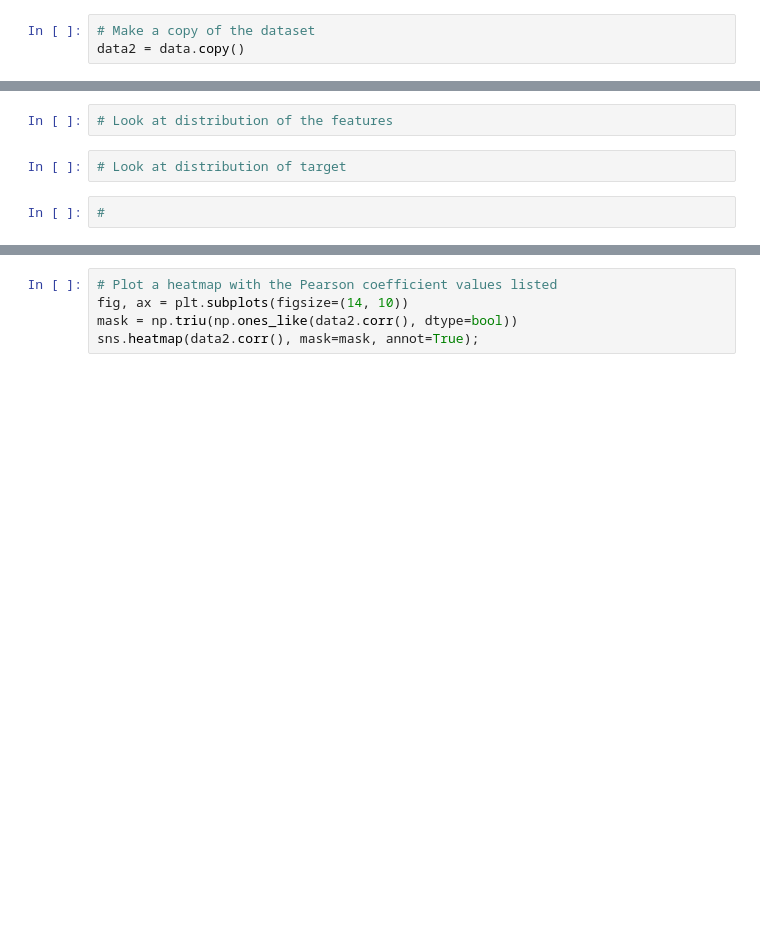
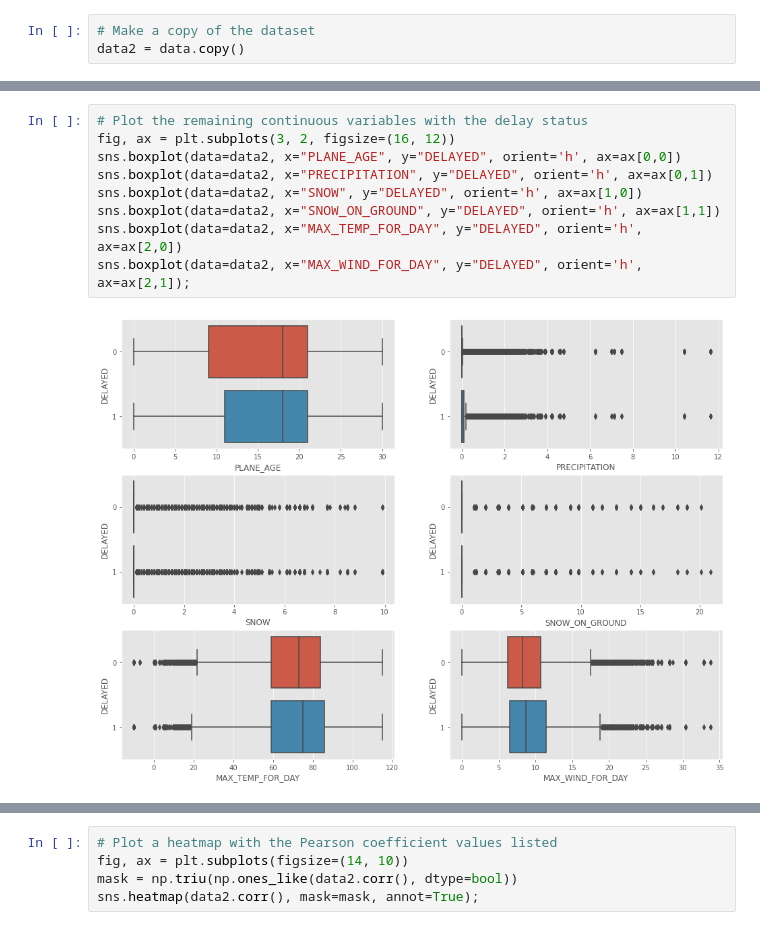
Before and after one commit to rookiescientist-andre/Whats-My-Flight-Status, a Jupyter notebook: flight_status_model.ipynb, the cells around one changed output, grey strips where cells are left out. Cells and saved outputs as stored; diff of their text form; blank space fills up the shorter version.

```diff
--- a/flight_status_model.ipynb
+++ b/flight_status_model.ipynb
@@ -333,9 +450,14 @@ data2.head()
 | 23 | 1 | 7 | 4 | 7 | 46218 | 3 | ... |
 | 24 | 1 | 7 | 5 | 3 | 46218 | 19 | ... |
 | 25 | 1 | 7 | 1 | 7 | 46218 | 4 | ... |
-# %%
-# Look at distribution of the features
-# %%
-# Look at distribution of target
-# %%
-#
+# %%
+# Plot the remaining continuous variables with the delay status
+fig, ax = plt.subplots(3, 2, figsize=(16, 12))
+sns.boxplot(data=data2, x="PLANE_AGE", y="DELAYED", orient='h', ax=ax[0,0])
+sns.boxplot(data=data2, x="PRECIPITATION", y="DELAYED", orient='h', ax=ax[0,1])
+sns.boxplot(data=data2, x="SNOW", y="DELAYED", orient='h', ax=ax[1,0])
+sns.boxplot(data=data2, x="SNOW_ON_GROUND", y="DELAYED", orient='h', ax=ax[1,1])
+sns.boxplot(data=data2, x="MAX_TEMP_FOR_DAY", y="DELAYED", orient='h', ax=ax[2,0])
+sns.boxplot(data=data2, x="MAX_WIND_FOR_DAY", y="DELAYED", orient='h', ax=ax[2,1]);
+# %% [output]
+[figure, added]
```
Also changed, not shown: parts of 26 cells of this notebook.
